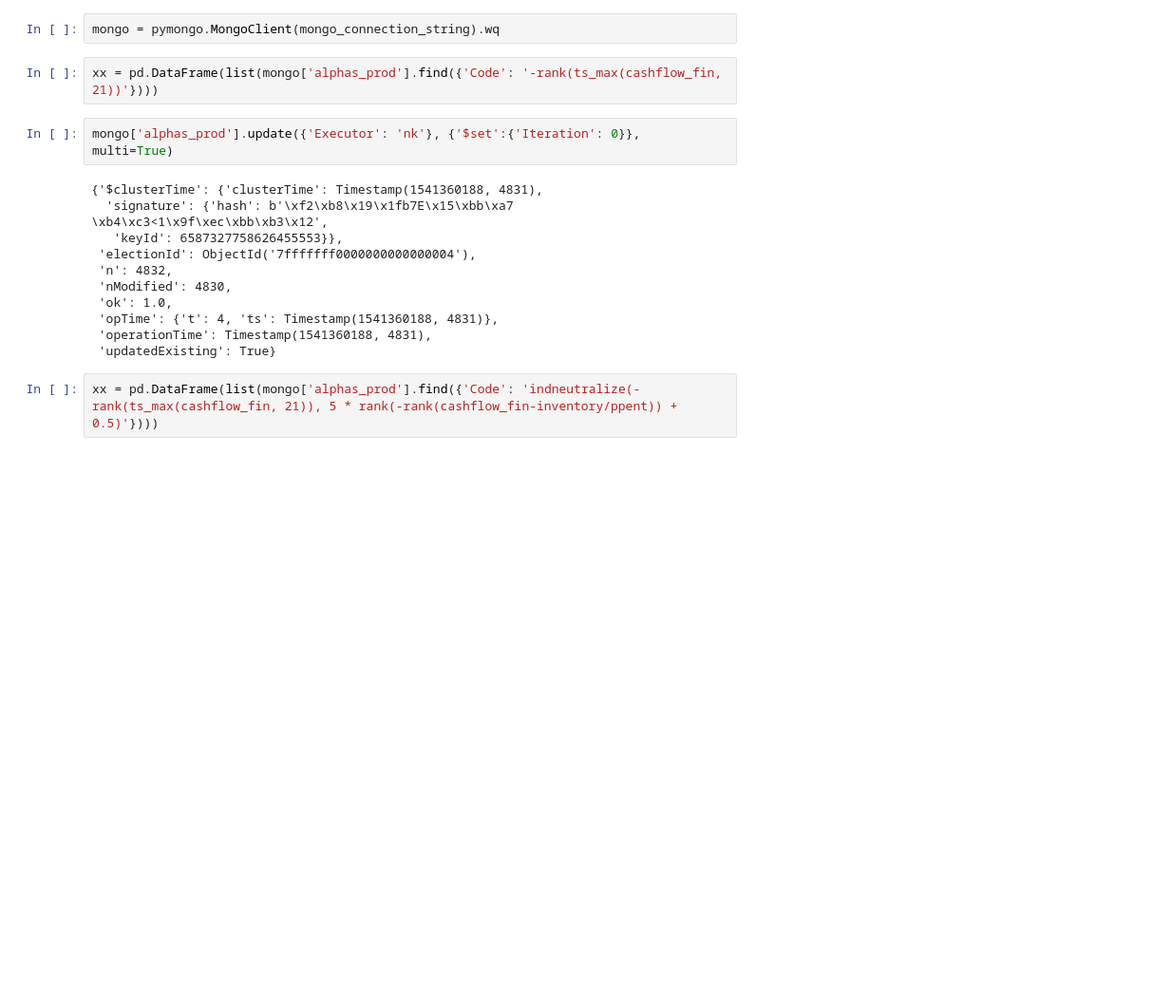
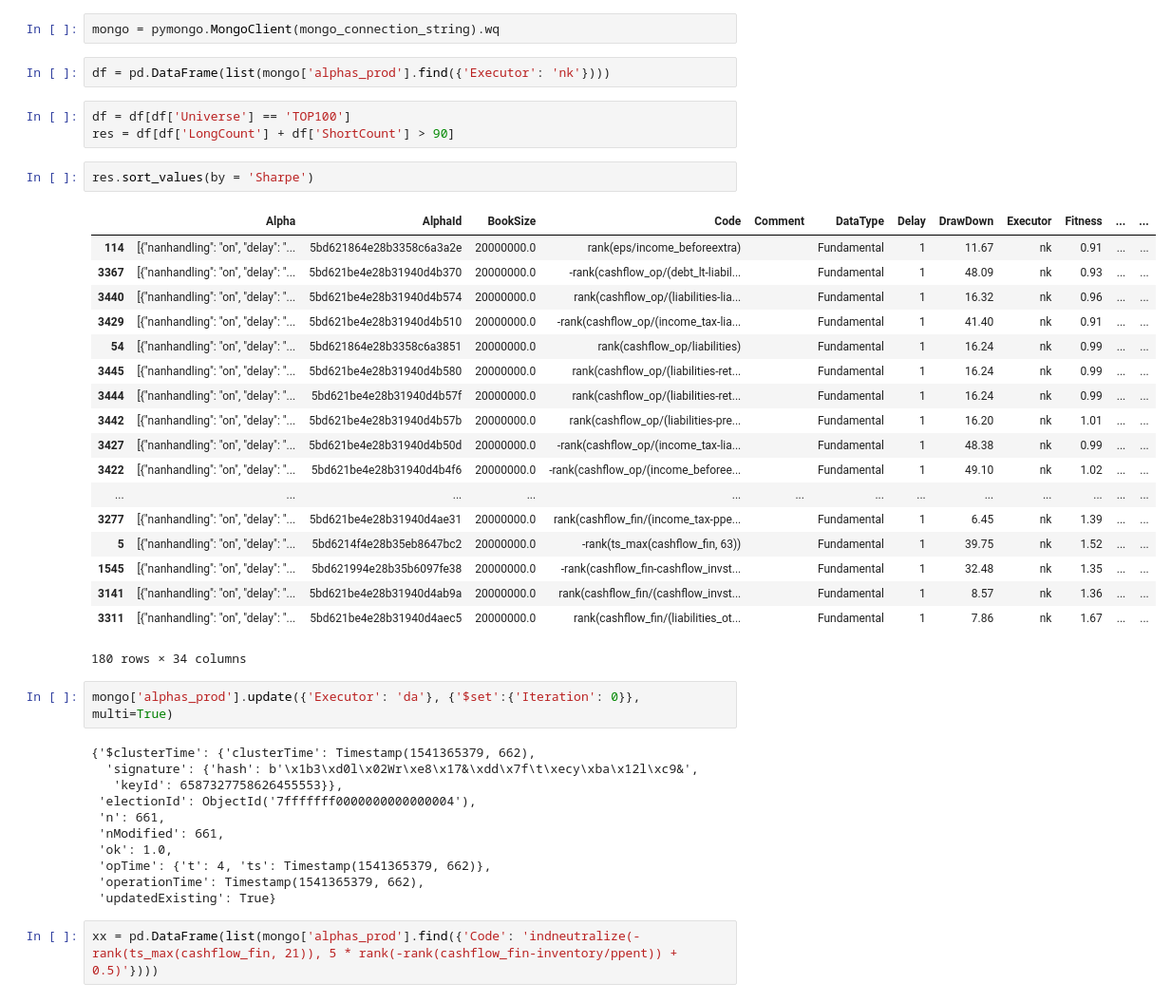
Before and after one commit to juta8/test, a Jupyter notebook: workflow.ipynb, the cells around one changed output. Shown at 95% size. Cells and saved outputs as stored; diff of their text form; blank space fills up the shorter version.

```diff
--- a/workflow.ipynb
+++ b/workflow.ipynb
@@ -182,19 +182,43 @@ AttributeError: 'str' object has no attribute 'decode'
 # %%
 mongo = pymongo.MongoClient(mongo_connection_string).wq
 # %%
-xx = pd.DataFrame(list(mongo['alphas_prod'].find({'Code': '-rank(ts_max(cashflow_fin, 21))'})))
+df = pd.DataFrame(list(mongo['alphas_prod'].find({'Executor': 'nk'})))
+# %%
+df = df[df['Universe'] == 'TOP100']
+res = df[df['LongCount'] + df['ShortCount'] > 90]
+# %%
+res.sort_values(by = 'Sharpe')
+# %% [output]
+|  | Alpha | AlphaId | BookSize | Code | Comment | DataType | Delay | DrawDown | Executor | Fitness | ... | ... |
+| 114 | [{"nanhandling": "on", "delay": "... | 5bd621864e28b3358c6a3a2e | 20000000.0 | rank(eps/income_beforeextra) |  | Fundamental | 1 | 11.67 | nk | 0.91 | ... | ... |
+| 3367 | [{"nanhandling": "on", "delay": "... | 5bd621be4e28b31940d4b370 | 20000000.0 | -rank(cashflow_op/(debt_lt-liabil... |  | Fundamental | 1 | 48.09 | nk | 0.93 | ... | ... |
+| 3440 | [{"nanhandling": "on", "delay": "... | 5bd621be4e28b31940d4b574 | 20000000.0 | rank(cashflow_op/(liabilities-lia... |  | Fundamental | 1 | 16.32 | nk | 0.96 | ... | ... |
+| 3429 | [{"nanhandling": "on", "delay": "... | 5bd621be4e28b31940d4b510 | 20000000.0 | -rank(cashflow_op/(income_tax-lia... |  | Fundamental | 1 | 41.40 | nk | 0.91 | ... | ... |
+| 54 | [{"nanhandling": "on", "delay": "... | 5bd621864e28b3358c6a3851 | 20000000.0 | rank(cashflow_op/liabilities) |  | Fundamental | 1 | 16.24 | nk | 0.99 | ... | ... |
+| 3445 | [{"nanhandling": "on", "delay": "... | 5bd621be4e28b31940d4b580 | 20000000.0 | rank(cashflow_op/(liabilities-ret... |  | Fundamental | 1 | 16.24 | nk | 0.99 | ... | ... |
+| 3444 | [{"nanhandling": "on", "delay": "... | 5bd621be4e28b31940d4b57f | 20000000.0 | rank(cashflow_op/(liabilities-ret... |  | Fundamental | 1 | 16.24 | nk | 0.99 | ... | ... |
+| 3442 | [{"nanhandling": "on", "delay": "... | 5bd621be4e28b31940d4b57b | 20000000.0 | rank(cashflow_op/(liabilities-pre... |  | Fundamental | 1 | 16.20 | nk | 1.01 | ... | ... |
+| 3427 | [{"nanhandling": "on", "delay": "... | 5bd621be4e28b31940d4b50d | 20000000.0 | -rank(cashflow_op/(income_tax-lia... |  | Fundamental | 1 | 48.38 | nk | 0.99 | ... | ... |
+| 3422 | [{"nanhandling": "on", "delay": "... | 5bd621be4e28b31940d4b4f6 | 20000000.0 | -rank(cashflow_op/(income_beforee... |  | Fundamental | 1 | 49.10 | nk | 1.02 | ... | ... |
+| ... | ... | ... | ... | ... | ... | ... | ... | ... | ... | ... | ... | ... |
+| 3277 | [{"nanhandling": "on", "delay": "... | 5bd621be4e28b31940d4ae31 | 20000000.0 | rank(cashflow_fin/(income_tax-ppe... |  | Fundamental | 1 | 6.45 | nk | 1.39 | ... | ... |
+| 5 | [{"nanhandling": "on", "delay": "... | 5bd6214f4e28b35eb8647bc2 | 20000000.0 | -rank(ts_max(cashflow_fin, 63)) |  | Fundamental | 1 | 39.75 | nk | 1.52 | ... | ... |
+| 1545 | [{"nanhandling": "on", "delay": "... | 5bd621994e28b35b6097fe38 | 20000000.0 | -rank(cashflow_fin-cashflow_invst... |  | Fundamental | 1 | 32.48 | nk | 1.35 | ... | ... |
+| 3141 | [{"nanhandling": "on", "delay": "... | 5bd621be4e28b31940d4ab9a | 20000000.0 | rank(cashflow_fin/(cashflow_invst... |  | Fundamental | 1 | 8.57 | nk | 1.36 | ... | ... |
+| 3311 | [{"nanhandling": "on", "delay": "... | 5bd621be4e28b31940d4aec5 | 20000000.0 | rank(cashflow_fin/(liabilities_ot... |  | Fundamental | 1 | 7.86 | nk | 1.67 | ... | ... |
+180 rows × 34 columns
 # %%
-mongo['alphas_prod'].update({'Executor': 'nk'}, {'$set':{'Iteration': 0}}, multi=True)
+mongo['alphas_prod'].update({'Executor': 'da'}, {'$set':{'Iteration': 0}}, multi=True)
 # %% [output]
-{'$clusterTime': {'clusterTime': Timestamp(1541360188, 4831),
-  'signature': {'hash': b'\xf2\xb8\x19\x1fb7E\x15\xbb\xa7 \xb4\xc3<1\x9f\xec\xbb\xb3\x12',
+{'$clusterTime': {'clusterTime': Timestamp(1541365379, 662),
+  'signature': {'hash': b'\x1b3\xd0l\x02Wr\xe8\x17&\xdd\x7f\t\xecy\xba\x12l\xc9&',
    'keyId': 6587327758626455553}},
  'electionId': ObjectId('7fffffff0000000000000004'),
- 'n': 4832,
- 'nModified': 4830,
+ 'n': 661,
+ 'nModified': 661,
  'ok': 1.0,
- 'opTime': {'t': 4, 'ts': Timestamp(1541360188, 4831)},
- 'operationTime': Timestamp(1541360188, 4831),
+ 'opTime': {'t': 4, 'ts': Timestamp(1541365379, 662)},
+ 'operationTime': Timestamp(1541365379, 662),
  'updatedExisting': True}
 # %%
 xx = pd.DataFrame(list(mongo['alphas_prod'].find({'Code': 'indneutralize(-rank(ts_max(cashflow_fin, 21)), 5 * rank(-rank(cashflow_fin-inventory/ppent)) + 0.5)'})))
```
Also changed, not shown: parts of 1 cell of this notebook, 2 other files.
